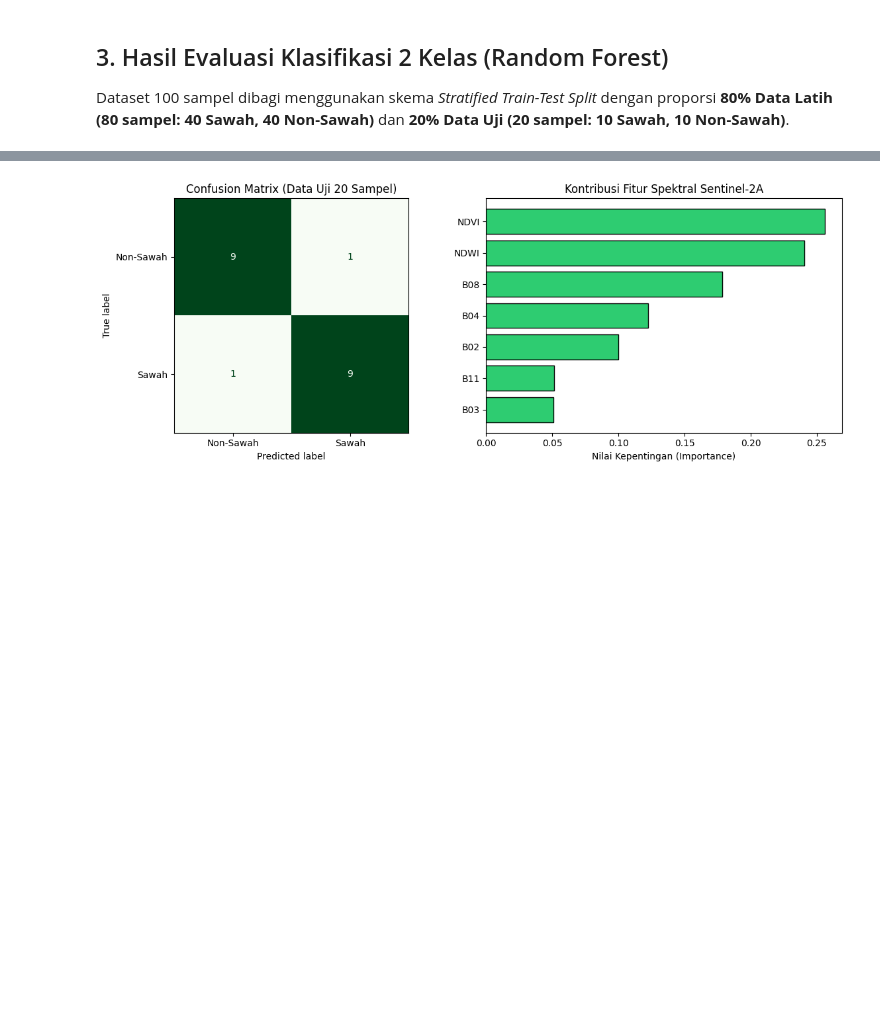
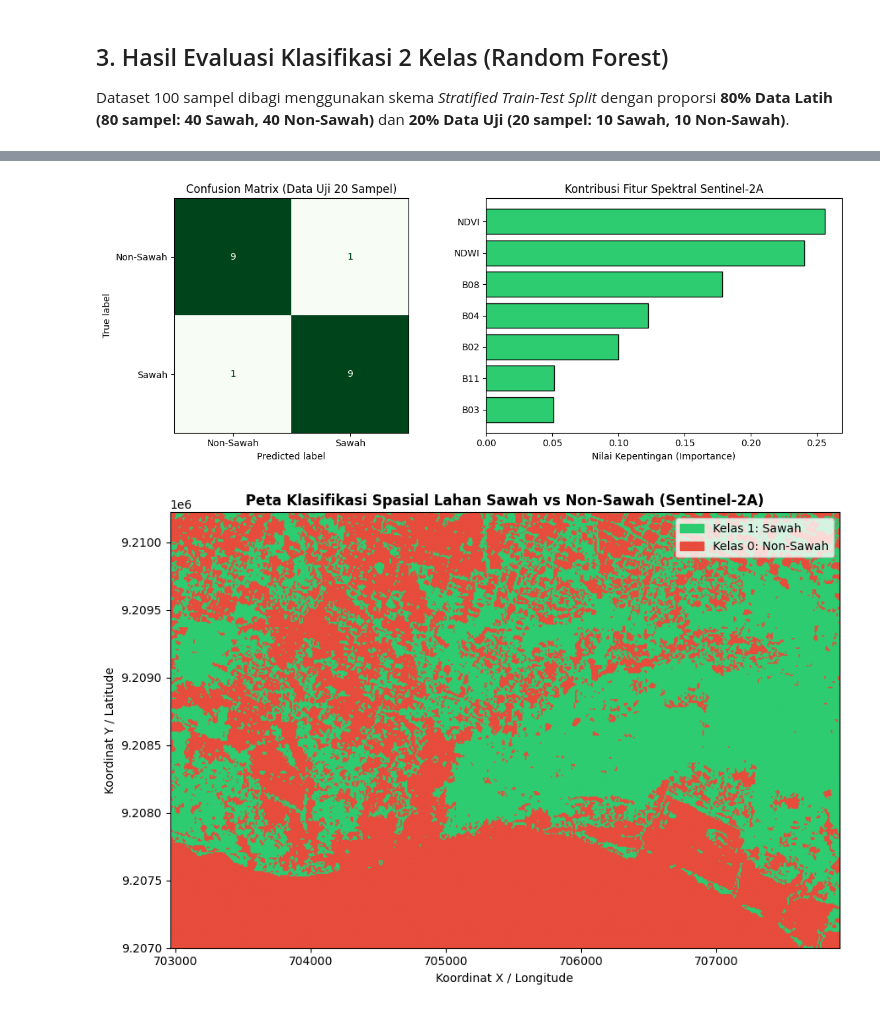
Before and after one commit to umam-cloud/PSD, a Jupyter notebook: _build/jupyter_execute/klasifikasi-sawah.ipynb, the cells around one changed output, grey strips where cells are left out. Drawn from its saved outputs; the diff is of its cells as text; code cells hidden in the pictures; blank space fills up the shorter version.

Commit message:
update : klasifikasi sawah

```diff
--- a/_build/jupyter_execute/klasifikasi-sawah.ipynb
+++ b/_build/jupyter_execute/klasifikasi-sawah.ipynb
@@ -215,0 +205,20 @@ df_ekstraksi_cek_poly.head(5)
+# %%
+import pandas as pd
+from sklearn.ensemble import RandomForestClassifier
+from sklearn.model_selection import train_test_split
+
+df_ekstraksi_cek_poly = pd.read_csv("./source/klasifikasi_sawah/dataset_100sampel_sawah_nonsawah.csv")
+
+fitur_kolom = ["B02", "B03", "B04", "B08", "B11", "NDVI", "NDWI"]
+X = df_ekstraksi_cek_poly[fitur_kolom]
+y = df_ekstraksi_cek_poly["Kelas"]
+
+X_train, X_test, y_train, y_test = train_test_split(
+    X, y, test_size=0.2, random_state=42, stratify=y
+)
+
+model_rf = RandomForestClassifier(n_estimators=100, random_state=42)
+model_rf.fit(X_train, y_train)
+y_pred = model_rf.predict(X_test)
+
+df_ekstraksi_cek_poly.head(5)
@@ -273,30 +236,96 @@ weighted avg       0.90      0.90      0.90        20
 # %%
+import matplotlib.colors as mcolors
+import matplotlib.patches as mpatches
+import matplotlib.pyplot as plt
+import numpy as np
+import rasterio
+import seaborn as sns
+from sklearn.metrics import ConfusionMatrixDisplay
+
 # ==============================================================================
 # A. VISUALISASI CONFUSION MATRIX & FEATURE IMPORTANCE
 # ==============================================================================
 fig, axes = plt.subplots(1, 2, figsize=(12, 4.5))
 
 # 1. Plot Confusion Matrix
 ConfusionMatrixDisplay.from_predictions(
     y_test, y_pred, cmap="Greens", ax=axes[0], colorbar=False
 )
 axes[0].set_title("Confusion Matrix (Data Uji 20 Sampel)")
 
 # 2. Plot Tingkat Kepentingan Fitur (Band & Indeks Spektral)
 importances = model_rf.feature_importances_
 indices = np.argsort(importances)
 axes[1].barh(
     range(len(indices)),
     importances[indices],
     color="#2ecc71",
     edgecolor="black",
 )
 axes[1].set_yticks(range(len(indices)))
 axes[1].set_yticklabels([fitur_kolom[i] for i in indices])
 axes[1].set_xlabel("Nilai Kepentingan (Importance)")
 axes[1].set_title("Kontribusi Fitur Spektral Sentinel-2A")
 
 plt.tight_layout()
+plt.savefig("evaluasi_klasifikasi_sawah.png", dpi=300)
 plt.show()
+
+# ==============================================================================
+# B. KLASIFIKASI SELURUH PIKSEL CITRA (.TIF) MENJADI PETA SAWAH VS NON-SAWAH
+# ==============================================================================
+with rasterio.open("./source/klasifikasi_sawah/sentinel2_sawah_nonsawah.tif") as src:
+  img = src.read()  # Shape: (5 bands, height, width)
+  profil_raster = src.profile
+  bounds = src.bounds
+
+# Ambil masing-masing band (B02, B03, B04, B08, B11)
+b02, b03, b04, b08, b11 = (
+    img[0].astype(float),
+    img[1].astype(float),
+    img[2].astype(float),
+    img[3].astype(float),
+    img[4].astype(float),
+)
+
+# Hitung NDVI dan NDWI untuk seluruh piksel di citra .tif
+ndvi_map = (b08 - b04) / (b08 + b04 + 1e-6)
+ndwi_map = (b03 - b08) / (b03 + b08 + 1e-6)
+
+# Susun seluruh piksel menjadi matriks 2D (baris = piksel, kolom = 7 fitur)
+stack_fitur = np.stack([b02, b03, b04, b08, b11, ndvi_map, ndwi_map], axis=-1)
+h, w, c = stack_fitur.shape
+piksel_2d = np.nan_to_num(stack_fitur.reshape(-1, c), nan=0.0)
+
+# Prediksi seluruh piksel menggunakan model Random Forest yang sudah dilatih
+prediksi_label = model_rf.predict(piksel_2d)
+
+# Ubah hasil prediksi ('Sawah' -> 1, 'Non-Sawah' -> 0) kembali ke ukuran gambar 2D (h, w)
+peta_biner = np.where(prediksi_label == "Sawah", 1, 0).reshape(h, w)
+
+# Tampilkan Peta Hasil Klasifikasi Spasial
+plt.figure(figsize=(9, 7))
+cmap_sawah = mcolors.ListedColormap(["#e74c3c", "#2ecc71"])  # Merah & Hijau
+plt.imshow(
+    peta_biner,
+    cmap=cmap_sawah,
+    extent=[bounds.left, bounds.right, bounds.bottom, bounds.top],
+)
+
+# Legenda Peta
+patch_sawah = mpatches.Patch(color="#2ecc71", label="Kelas 1: Sawah")
+patch_nonsawah = mpatches.Patch(color="#e74c3c", label="Kelas 0: Non-Sawah")
+plt.legend(handles=[patch_sawah, patch_nonsawah], loc="upper right")
+plt.title(
+    "Peta Klasifikasi Spasial Lahan Sawah vs Non-Sawah (Sentinel-2A)",
+    fontsize=12,
+    fontweight="bold",
+)
+plt.xlabel("Koordinat X / Longitude")
+plt.ylabel("Koordinat Y / Latitude")
+plt.tight_layout()
+plt.savefig("peta_klasifikasi_raster_sawah.png", dpi=300)
+plt.show()
 # %% [output]
 [figure]
+[figure, added]
```
Also changed, not shown: parts of 3 cells of this notebook, 25 other files.
